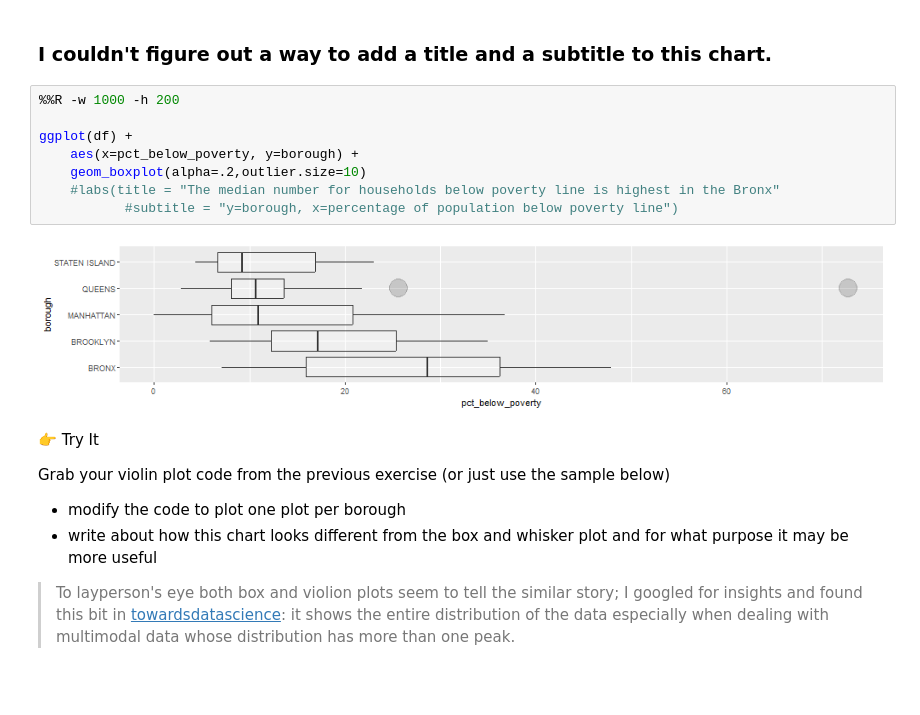
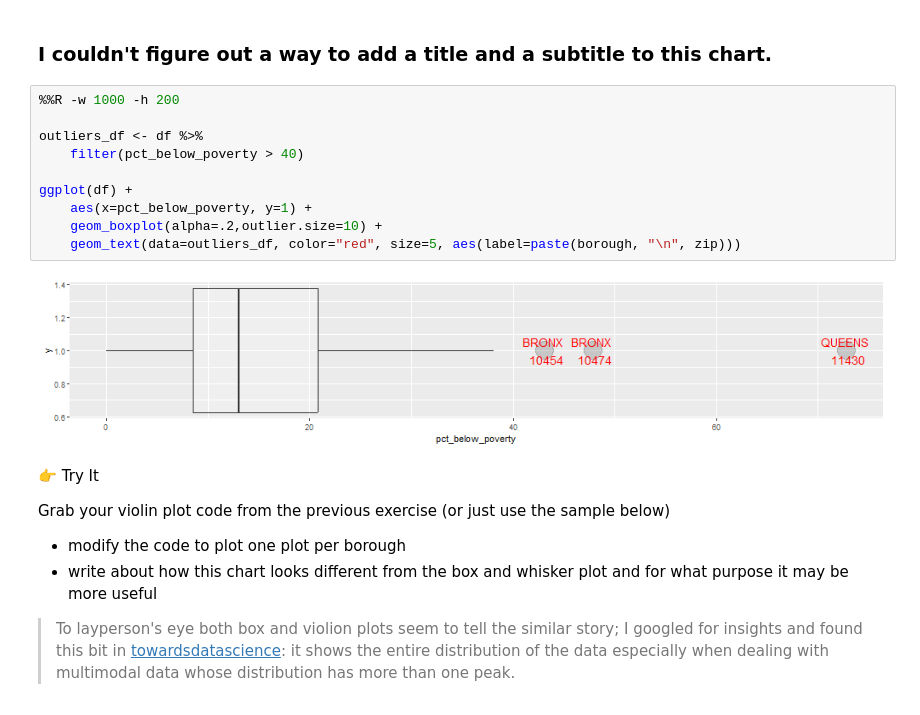
Before and after one commit to juhanarossi/ggplot-1-juhanarossi, a Jupyter notebook: notebook-Juhana-exercise2.ipynb, the cells around one changed output. Drawn from its saved outputs; the diff is of its cells as text.

```diff
--- a/notebook-Juhana-exercise2.ipynb
+++ b/notebook-Juhana-exercise2.ipynb
@@ -176,13 +180,15 @@ Grab your box and whisker plot code from the previous exercise (or just use the
 # %%
 %%R -w 1000 -h 200
 
+outliers_df <- df %>%
+    filter(pct_below_poverty > 40)
+
 ggplot(df) +
-    aes(x=pct_below_poverty, y=borough) +
-    geom_boxplot(alpha=.2,outlier.size=10)
-    #labs(title = "The median number for households below poverty line is highest in the Bronx"
-           #subtitle = "y=borough, x=percentage of population below poverty line")
+    aes(x=pct_below_poverty, y=1) +
+    geom_boxplot(alpha=.2,outlier.size=10) +
+    geom_text(data=outliers_df, color="red", size=5, aes(label=paste(borough, "\n", zip)))
 # %% [output]
-[figure, old version]
+[figure, new version]
 # %% [markdown]
 👉 Try It
 
```
Also changed, not shown: parts of 4 cells of this notebook, 1 other file.
